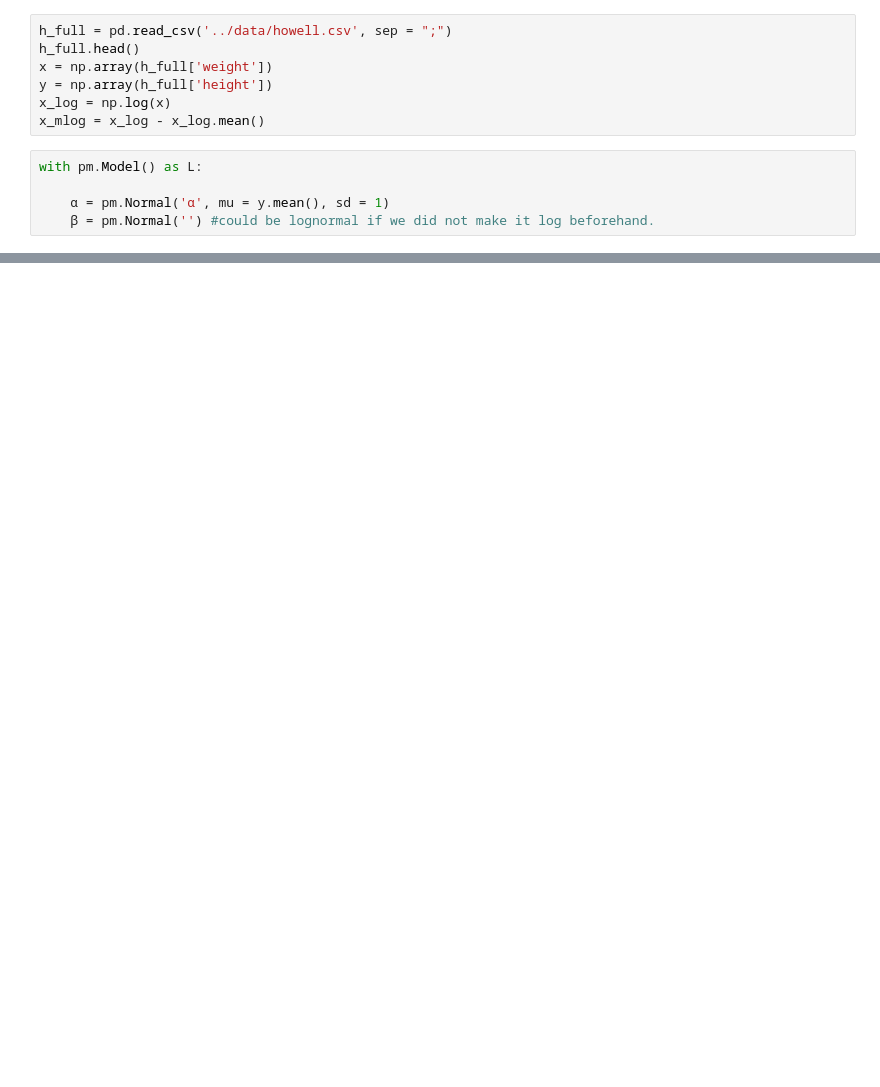
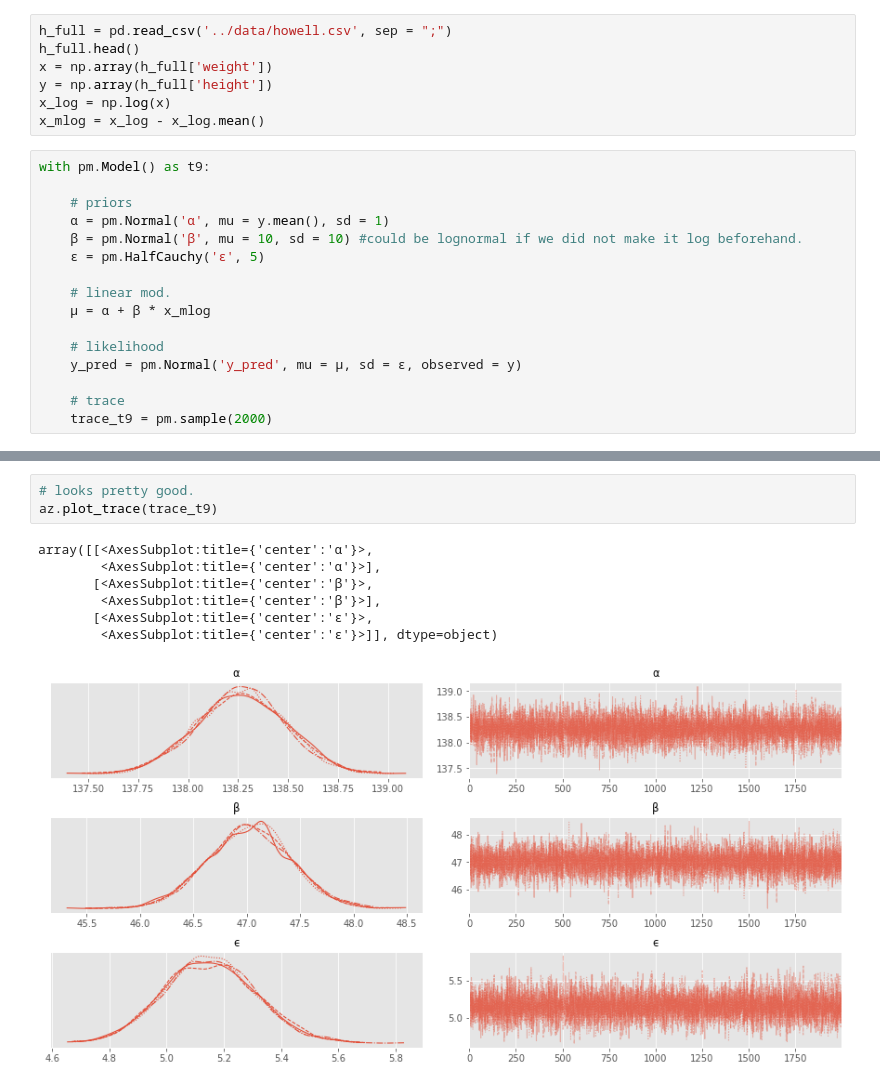
Before and after one commit to BayesianBoys/LegrandNico.github.io, a Jupyter notebook: BayesianBoys/Week4/CH3_VMP.ipynb, the cells around one changed output, grey strips where cells are left out. Cells and saved outputs as stored; diff of their text form; blank space fills up the shorter version.

```diff
--- a/BayesianBoys/Week4/CH3_VMP.ipynb
+++ b/BayesianBoys/Week4/CH3_VMP.ipynb
@@ -1290,7 +1308,18 @@ y = np.array(h_full['height'])
 x_log = np.log(x)
 x_mlog = x_log - x_log.mean()
 # %%
-with pm.Model() as L:
+with pm.Model() as t9:
 
+    # priors
     α = pm.Normal('α', mu = y.mean(), sd = 1)
-    β = pm.Normal('') #could be lognormal if we did not make it log beforehand.
+    β = pm.Normal('β', mu = 10, sd = 10) #could be lognormal if we did not make it log beforehand.
+    ϵ = pm.HalfCauchy('ϵ', 5)
+
+    # linear mod.
+    μ = α + β * x_mlog
+
+    # likelihood
+    y_pred = pm.Normal('y_pred', mu = μ, sd = ϵ, observed = y)
+
+    # trace
+    trace_t9 = pm.sample(2000)
@@ -1296,0 +1333,11 @@ with pm.Model() as L:
+# %%
+# looks pretty good.
+az.plot_trace(trace_t9)
+# %% [output]
+array([[<AxesSubplot:title={'center':'α'}>,
+        <AxesSubplot:title={'center':'α'}>],
+       [<AxesSubplot:title={'center':'β'}>,
+        <AxesSubplot:title={'center':'β'}>],
+       [<AxesSubplot:title={'center':'ϵ'}>,
+        <AxesSubplot:title={'center':'ϵ'}>]], dtype=object)
+[figure, added]
```
Also changed, not shown: parts of 23 cells of this notebook.
